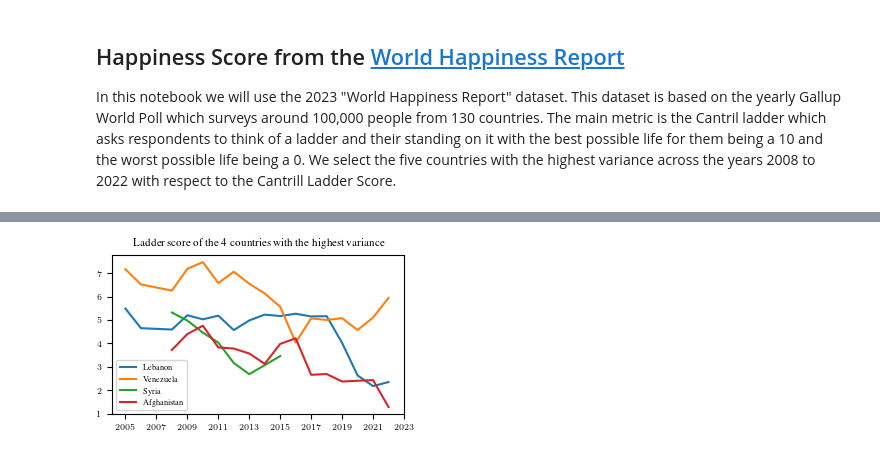
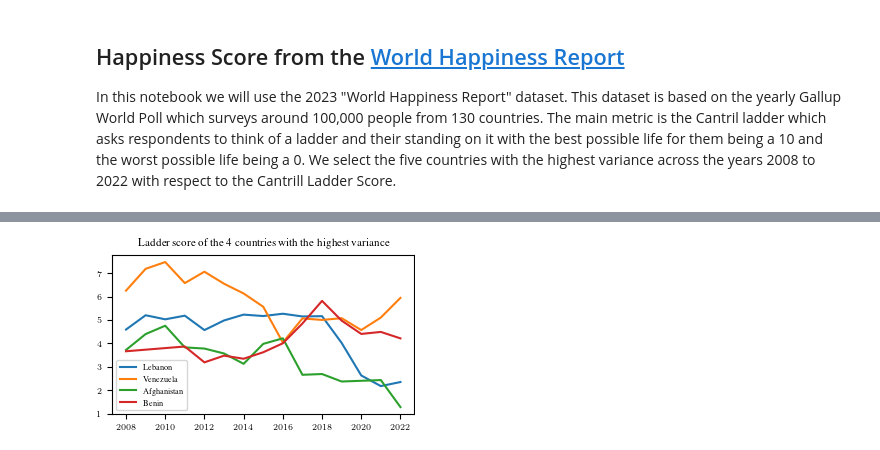
Before and after one commit to blancocd/WS2324-DataLit-Project, a Jupyter notebook: exp/exp_CDB_001_HappinessScore.ipynb, the cells around one changed output, grey strips where cells are left out. Cells and saved outputs as stored; diff of their text form; code cells hidden in the pictures.

```diff
--- a/exp/exp_CDB_001_HappinessScore.ipynb
+++ b/exp/exp_CDB_001_HappinessScore.ipynb
@@ -19,3 +23,3 @@ The data website is linked [here](https://worldhappiness.report/data/). We use t
 # %%
 df = pd.read_csv('../dat/DataForTable2.1WHR2023.csv')
-df
+df = df[df['year'] >= 2007]
@@ -36,11 +26,18 @@ df
 # %%
 # We extract a list of countries as these don't have information for every year so we need to query them individually
-countries = np.array(list(set(df["Country name"])))
+# We select countries which have at least 9 points, that is at least half or more information from 2005 to 2022.
+all_countries = np.array(list(set(df["Country name"])))
+countries = []
+for country in all_countries:
+    datapoints = df[df['Country name'] == country]['Life Ladder']
+    if len(datapoints) >=9:
+        countries.append(country)
+
 stds = []
 for country in countries:
     std = df[df['Country name'] == country]['Life Ladder'].std(axis=0)
     stds.append(std)
-stds = np.array(stds)
+stds, countries = np.array(stds), np.array(countries)
 # %%
 # Some countries only have data for one year, and their std is a nan value. We remove these from both the countries and stds list.
 countries = countries[(stds==stds)]
@@ -49,16 +46,16 @@ sorted_variance = np.argsort(stds)[::-1]
 # %%
 # We make plots of the estimated share of people in the countries with the highest variance in time for the corresponding illness
 num_countries = 4
 for i in range(num_countries):
     country = countries[sorted_variance[i]]
 
     # Group by 'Entity' (country) and calculate the mean percentage for each disorder
     ladder_score = df[df['Country name'] == country]['Life Ladder']
     years = df[df['Country name'] == country]['year']
     plt.plot(years, ladder_score, label=country)
     plt.title('Ladder score of the '+str(num_countries)+' countries with the highest variance')
-plt.xticks(range(2005,2024)[::2])
+plt.xticks(range(2008,2023)[::2])
 plt.legend()
-plt.savefig("exampleICML.pdf")
+plt.savefig("happinessScore_variance.pdf")
 # %% [output]
-[figure, old version]
+[figure, new version]
```
Also changed, not shown: parts of 4 cells of this notebook.
